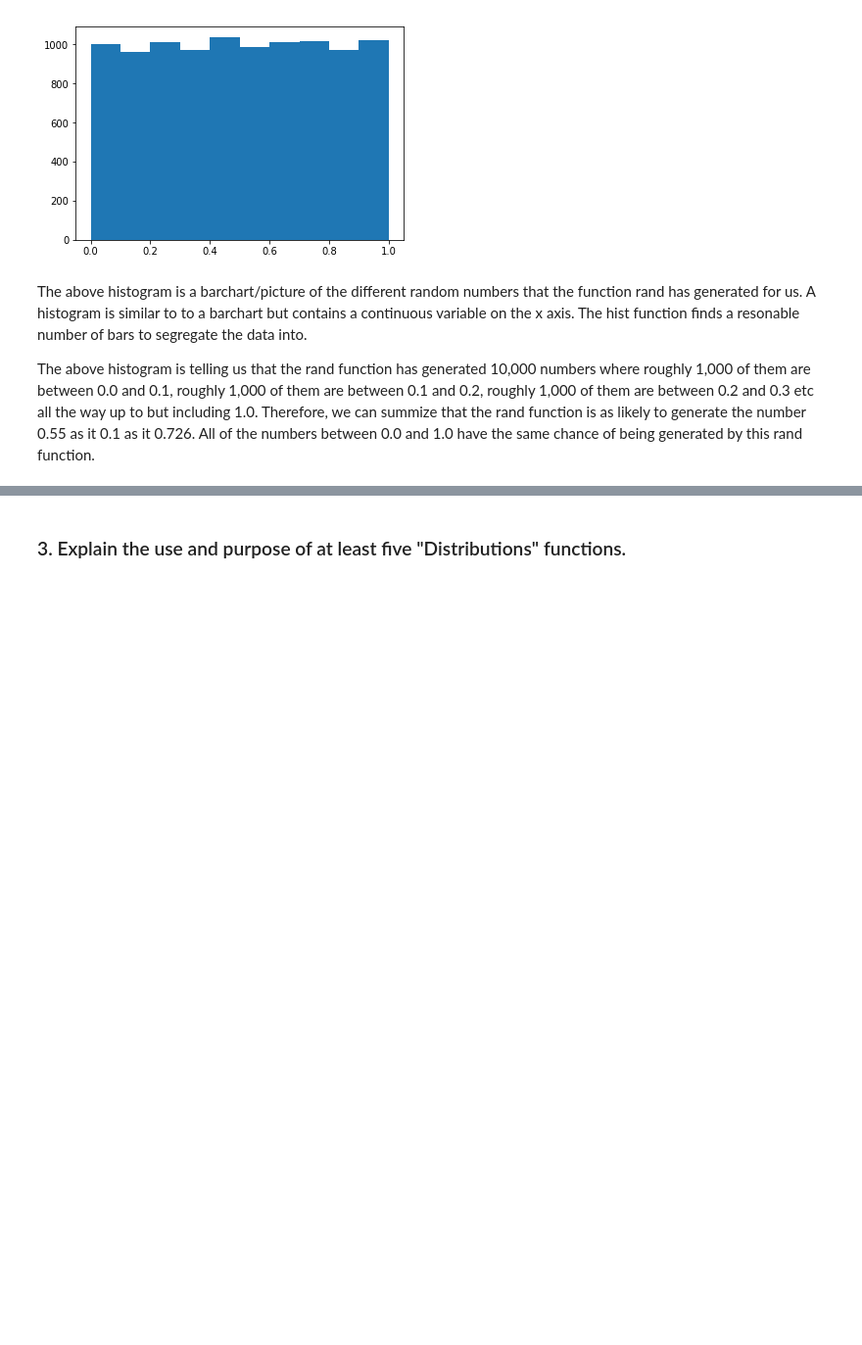
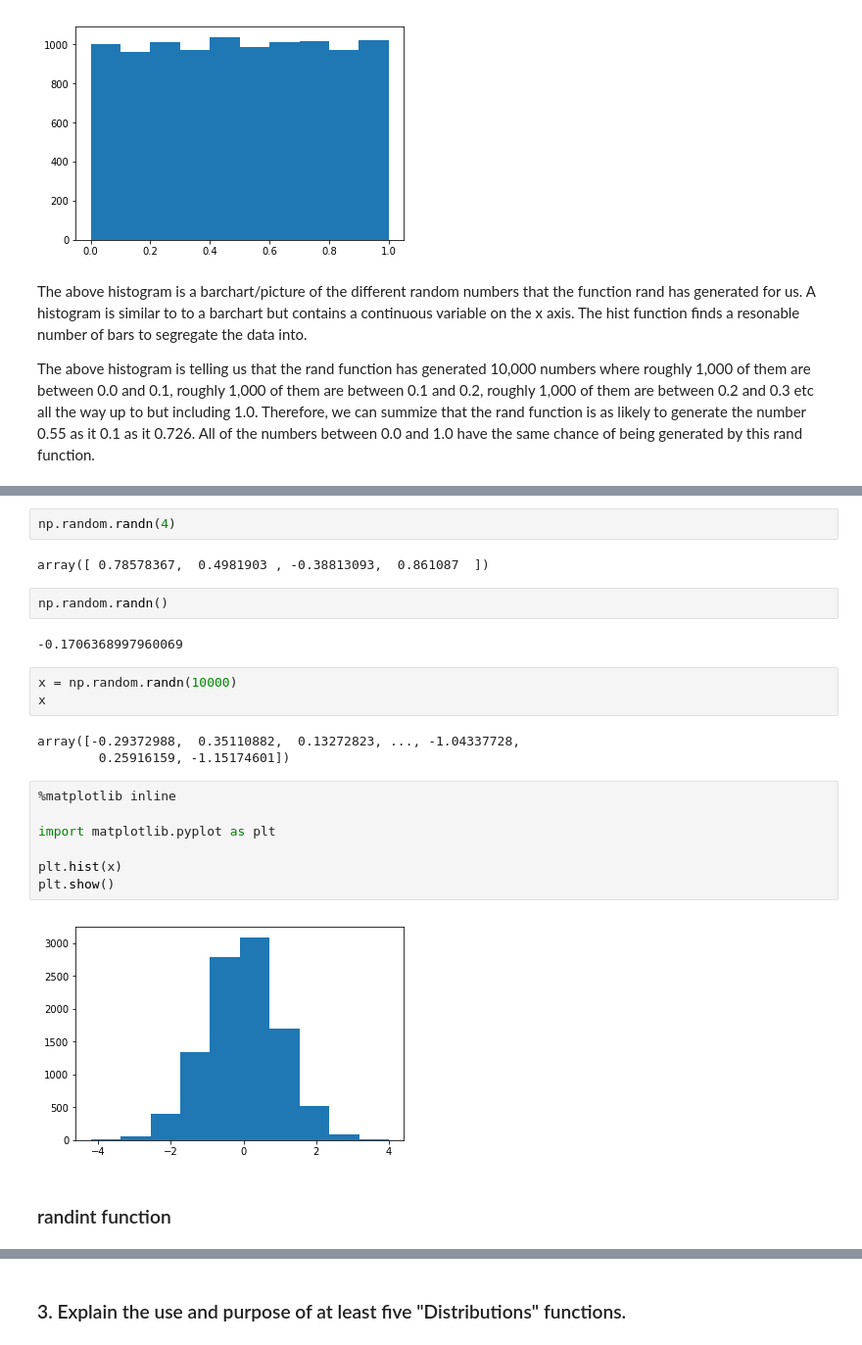
Before and after one commit to fionanealon/numpy-random, a Jupyter notebook: numpy-random.ipynb, the cells around one changed output, grey strips where cells are left out. Shown: that part at 98% size. Saved outputs shown, nothing was run; the diff lists cells and outputs as text; blank space fills up the shorter version.

Commit message:
Added investigation of distributions functions

```diff
--- a/numpy-random.ipynb
+++ b/numpy-random.ipynb
@@ -154,0 +186,25 @@ The above histogram is telling us that the rand function has generated 10,000 nu
+# %%
+np.random.randn(4)
+# %% [output]
+array([ 0.78578367,  0.4981903 , -0.38813093,  0.861087  ])
+# %%
+np.random.randn()
+# %% [output]
+-0.1706368997960069
+# %%
+x = np.random.randn(10000)
+x
+# %% [output]
+array([-0.29372988,  0.35110882,  0.13272823, ..., -1.04337728,
+        0.25916159, -1.15174601])
+# %%
+%matplotlib inline
+
+import matplotlib.pyplot as plt
+
+plt.hist(x)
+plt.show()
+# %% [output]
+[figure, added]
+# %% [markdown]
+### randint function
```
Also changed, not shown: parts of 34 cells of this notebook.
